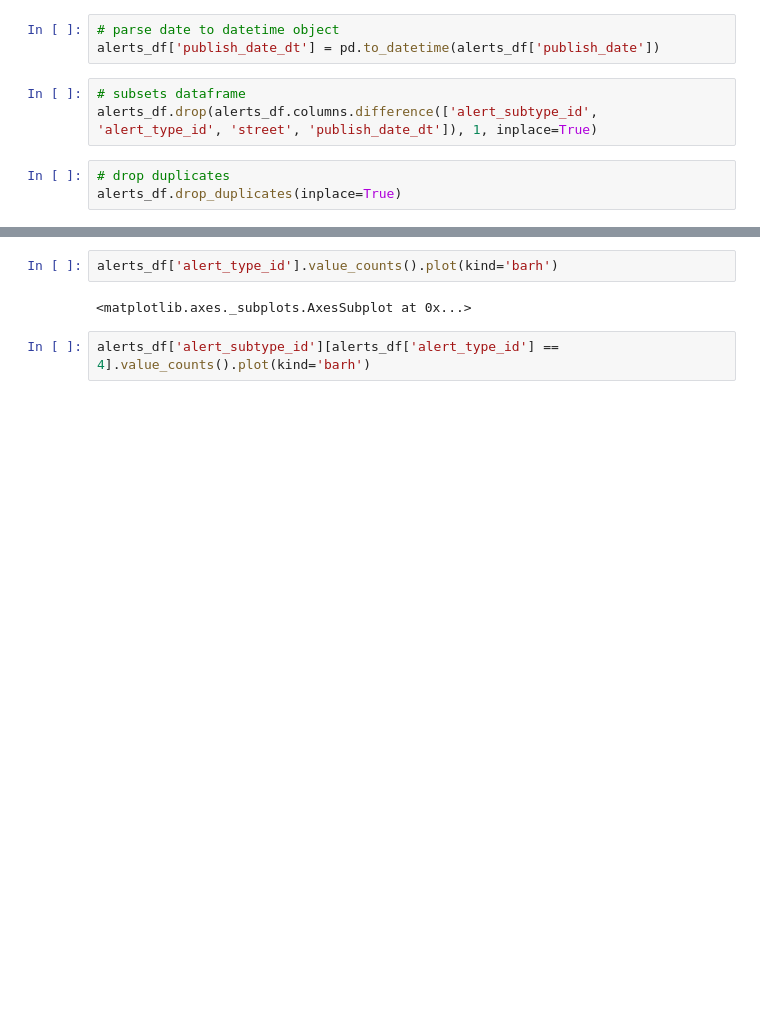
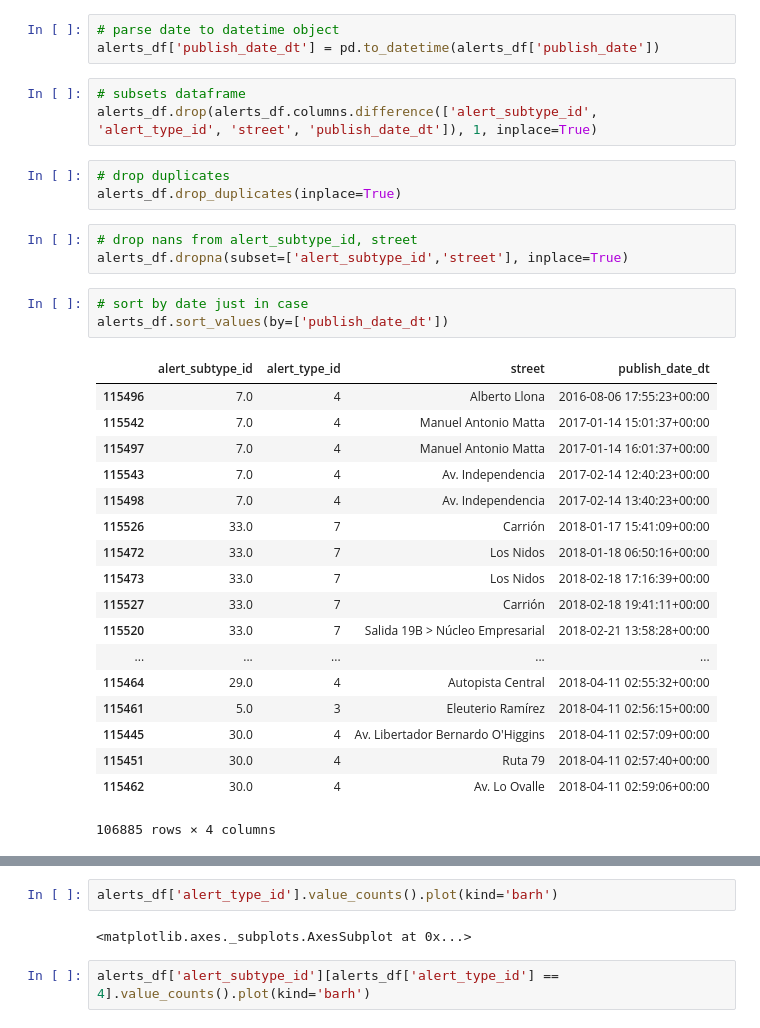
Before and after one commit to Codegn/car-traffic-predictions, a Jupyter notebook: rnn.ipynb, the cells around one changed output, grey strips where cells are left out. Saved outputs shown, nothing was run; the diff lists cells and outputs as text; blank space fills up the shorter version.

```diff
--- a/rnn.ipynb
+++ b/rnn.ipynb
@@ -56,3 +56,28 @@ alerts_df.drop(alerts_df.columns.difference(['alert_subtype_id', 'alert_type_id'
 # %%
 # drop duplicates
 alerts_df.drop_duplicates(inplace=True)
+# %%
+# drop nans from alert_subtype_id, street
+alerts_df.dropna(subset=['alert_subtype_id','street'], inplace=True)
+# %%
+# sort by date just in case
+alerts_df.sort_values(by=['publish_date_dt'])
+# %% [output]
+|  | alert_subtype_id | alert_type_id | street | publish_date_dt |
+| 115496 | 7.0 | 4 | Alberto Llona | 2016-08-06 17:55:23+00:00 |
+| 115542 | 7.0 | 4 | Manuel Antonio Matta | 2017-01-14 15:01:37+00:00 |
+| 115497 | 7.0 | 4 | Manuel Antonio Matta | 2017-01-14 16:01:37+00:00 |
+| 115543 | 7.0 | 4 | Av. Independencia | 2017-02-14 12:40:23+00:00 |
+| 115498 | 7.0 | 4 | Av. Independencia | 2017-02-14 13:40:23+00:00 |
+| 115526 | 33.0 | 7 | Carrión | 2018-01-17 15:41:09+00:00 |
+| 115472 | 33.0 | 7 | Los Nidos | 2018-01-18 06:50:16+00:00 |
+| 115473 | 33.0 | 7 | Los Nidos | 2018-02-18 17:16:39+00:00 |
+| 115527 | 33.0 | 7 | Carrión | 2018-02-18 19:41:11+00:00 |
+| 115520 | 33.0 | 7 | Salida 19B > Núcleo Empresarial | 2018-02-21 13:58:28+00:00 |
+| ... | ... | ... | ... | ... |
+| 115464 | 29.0 | 4 | Autopista Central | 2018-04-11 02:55:32+00:00 |
+| 115461 | 5.0 | 3 | Eleuterio Ramírez | 2018-04-11 02:56:15+00:00 |
+| 115445 | 30.0 | 4 | Av. Libertador Bernardo O'Higgins | 2018-04-11 02:57:09+00:00 |
+| 115451 | 30.0 | 4 | Ruta 79 | 2018-04-11 02:57:40+00:00 |
+| 115462 | 30.0 | 4 | Av. Lo Ovalle | 2018-04-11 02:59:06+00:00 |
+106885 rows × 4 columns
```
Also changed, not shown: parts of 27 cells of this notebook, 1 other file.
